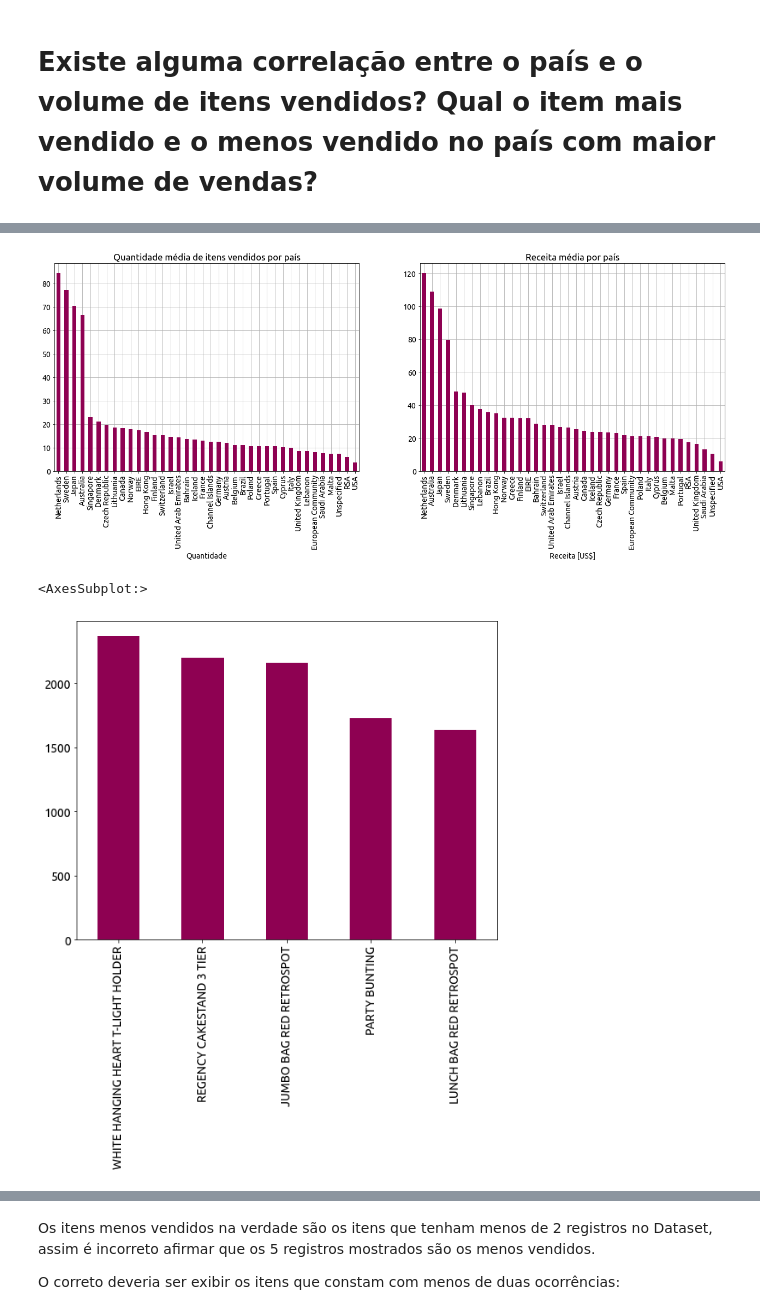
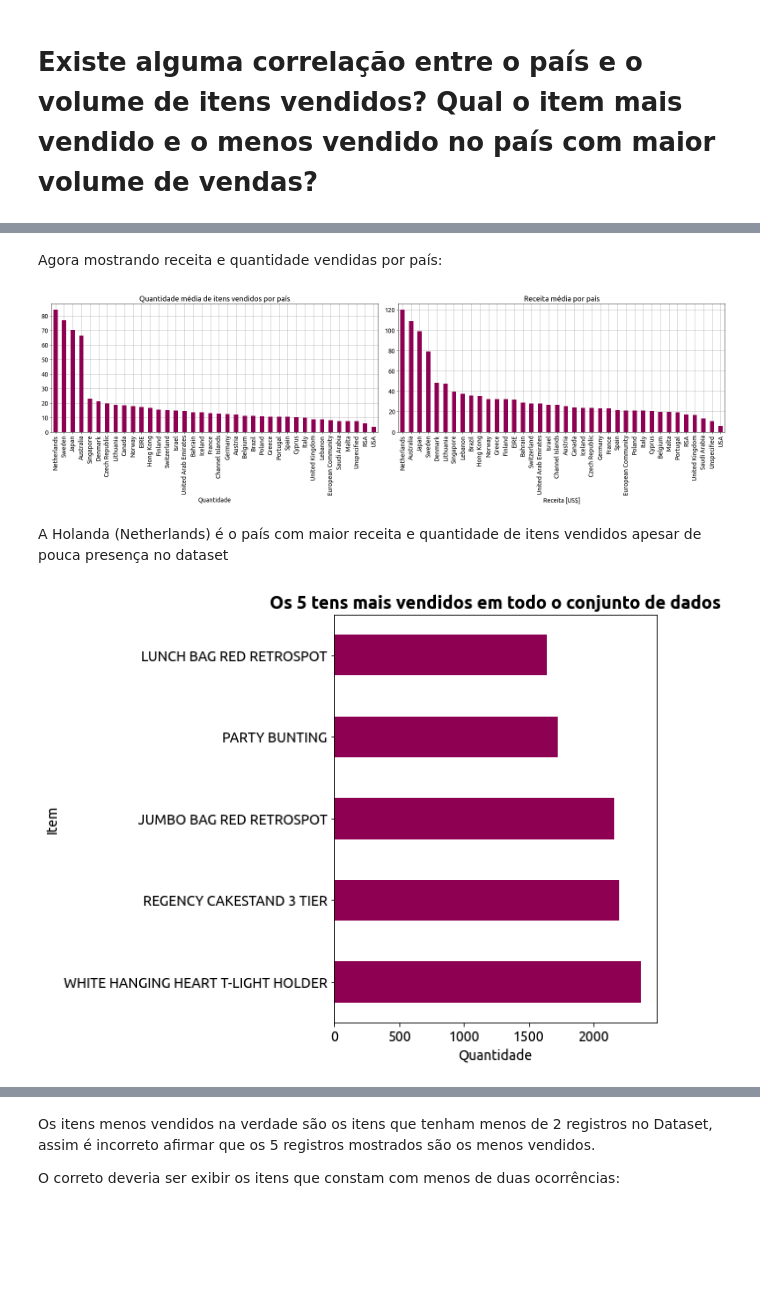
Before and after one commit to pesadaum/teste-estagio-bagy, a Jupyter notebook: teste_bagy.ipynb, the cells around one changed output, grey strips where cells are left out. Saved outputs shown, nothing was run; the diff lists cells and outputs as text; code cells hidden in the pictures; blank space fills up the shorter version.

```diff
--- a/teste_bagy.ipynb
+++ b/teste_bagy.ipynb
@@ -335,33 +312,50 @@ plt.show()
+# %% [markdown]
+Agora mostrando receita e quantidade vendidas por país:
 # %%
 cols = ['Quantity', 'Income']
 
 country_group = df.groupby('Country').mean()
 
 f, ax = plt.subplots(ncols=2, figsize=(22, 7))
 for i in range(len(cols)):
     country_group[cols[i]].sort_values(
         ascending=False).plot.bar(ax=ax[i], cmap='PiYG')
     ax[i].grid()
 
 ax[0].set(
     title='Quantidade média de itens vendidos por país',
     xlabel='Quantidade'
 )
 
 ax[1].set(
     title='Receita média por país',
     xlabel='Receita [US$]'
 )
 
+f.tight_layout()
+f.savefig('./doc/fig/ticket_receita_paises.pdf')
 plt.show()
 # %% [output]
-[figure, old version]
+[figure, new version]
+# %% [markdown]
+A Holanda (Netherlands) é o país com maior receita e quantidade de itens vendidos apesar de pouca presença no dataset
 # %%
 f, ax = plt.subplots(figsize=(9, 7))
 
 df['Description'].value_counts().sort_values(ascending=False)[
-    :5].plot.bar(ax=ax, cmap='PiYG')
+    :5].plot.barh(ax=ax, cmap='PiYG')
+
+ax.set_title('Os 5 tens mais vendidos em todo o conjunto de dados', fontsize=18, fontweight='bold')
+
+ax.set(
+    ylabel='Item',
+    xlabel='Quantidade'
+)
+
+f.tight_layout()
+f.savefig('./doc/fig/itens_mais_mundo.pdf')
+
+plt.show()
 # %% [output]
-<AxesSubplot:>
-[figure, old version]
+[figure, new version]
 # %%
```
Also changed, not shown: parts of 22 cells of this notebook, 3 other files.
